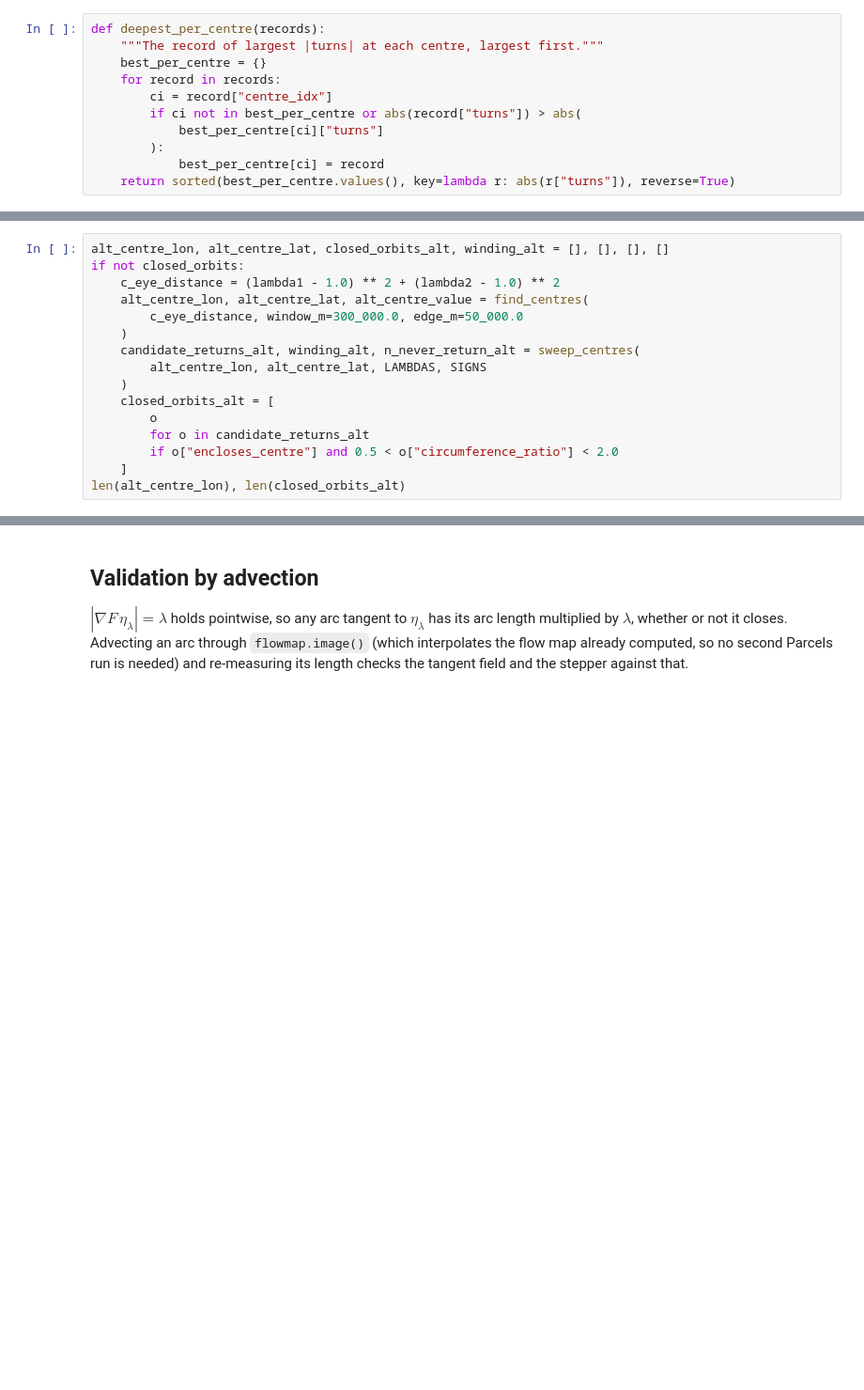
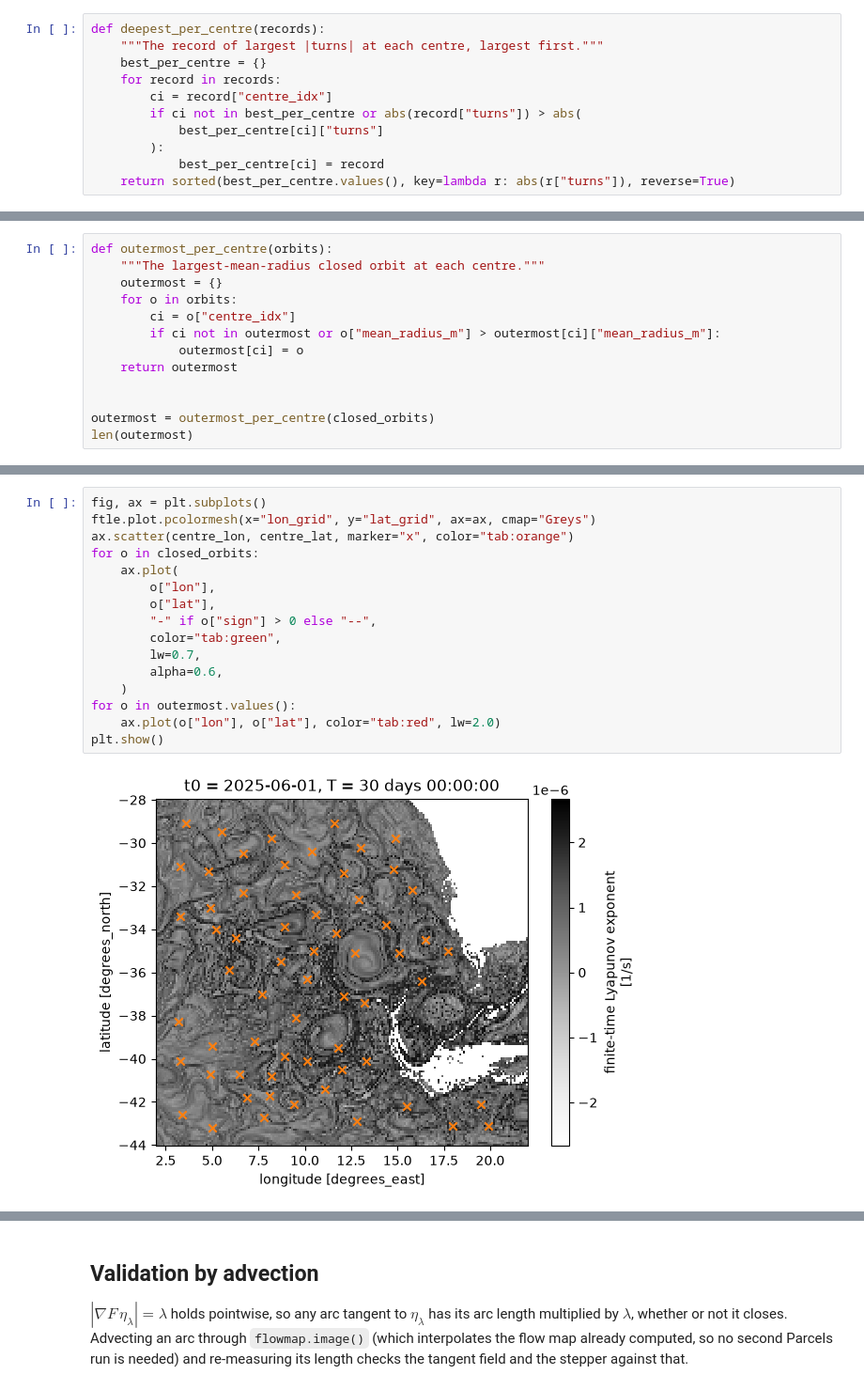
Before and after one commit to geomar-od-lagrange/lcs_parcels, a Jupyter notebook: examples/cape_cauldron_vortices.ipynb, the cells around one changed output, grey strips where cells are left out. Shown at 94% size. Drawn from its saved outputs; the diff is of its cells as text; blank space fills up the shorter version.

```diff
--- a/examples/cape_cauldron_vortices.ipynb
+++ b/examples/cape_cauldron_vortices.ipynb
@@ -724,17 +747,14 @@ different centre selection is tried next.
 # %%
-alt_centre_lon, alt_centre_lat, closed_orbits_alt, winding_alt = [], [], [], []
-if not closed_orbits:
-    c_eye_distance = (lambda1 - 1.0) ** 2 + (lambda2 - 1.0) ** 2
-    alt_centre_lon, alt_centre_lat, alt_centre_value = find_centres(
-        c_eye_distance, window_m=300_000.0, edge_m=50_000.0
-    )
-    candidate_returns_alt, winding_alt, n_never_return_alt = sweep_centres(
-        alt_centre_lon, alt_centre_lat, LAMBDAS, SIGNS
-    )
-    closed_orbits_alt = [
-        o
-        for o in candidate_returns_alt
-        if o["encloses_centre"] and 0.5 < o["circumference_ratio"] < 2.0
-    ]
-len(alt_centre_lon), len(closed_orbits_alt)
+def outermost_per_centre(orbits):
+    """The largest-mean-radius closed orbit at each centre."""
+    outermost = {}
+    for o in orbits:
+        ci = o["centre_idx"]
+        if ci not in outermost or o["mean_radius_m"] > outermost[ci]["mean_radius_m"]:
+            outermost[ci] = o
+    return outermost
+
+
+outermost = outermost_per_centre(closed_orbits)
+len(outermost)
 # %% [output]
@@ -754 +782,19 @@ winding_table(winding_alt)
+# %%
+fig, ax = plt.subplots()
+ftle.plot.pcolormesh(x="lon_grid", y="lat_grid", ax=ax, cmap="Greys")
+ax.scatter(centre_lon, centre_lat, marker="x", color="tab:orange")
+for o in closed_orbits:
+    ax.plot(
+        o["lon"],
+        o["lat"],
+        "-" if o["sign"] > 0 else "--",
+        color="tab:green",
+        lw=0.7,
+        alpha=0.6,
+    )
+for o in outermost.values():
+    ax.plot(o["lon"], o["lat"], color="tab:red", lw=2.0)
+plt.show()
+# %% [output]
+[figure, added]
 # %% [markdown]
```
Also changed, not shown: parts of 61 cells of this notebook, 2 other files.
